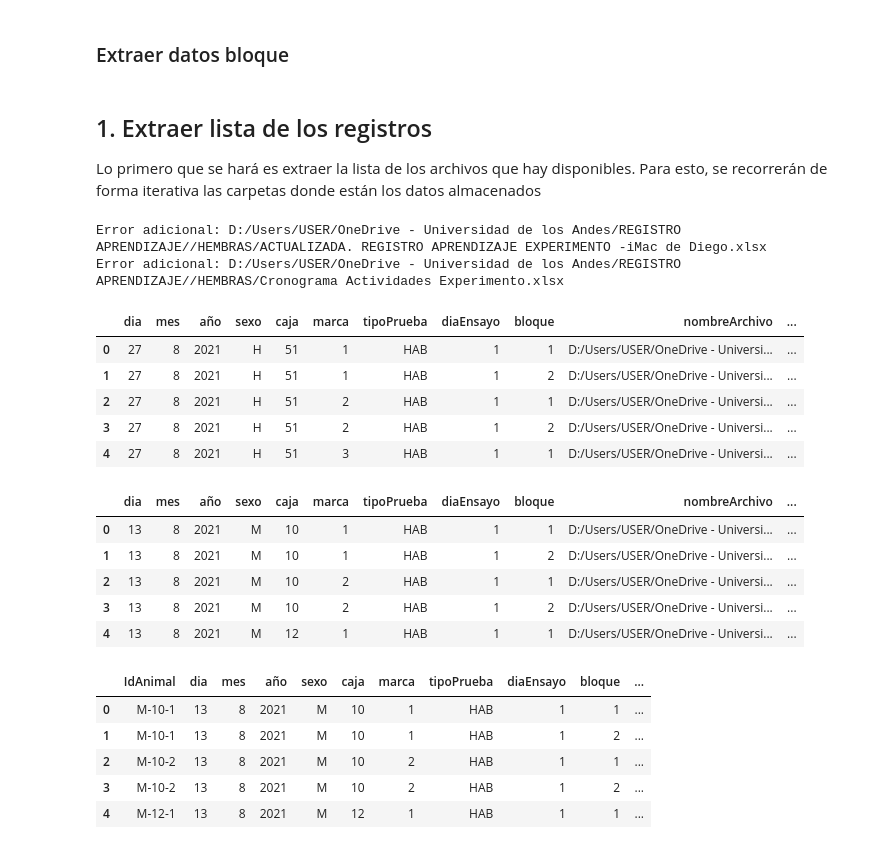
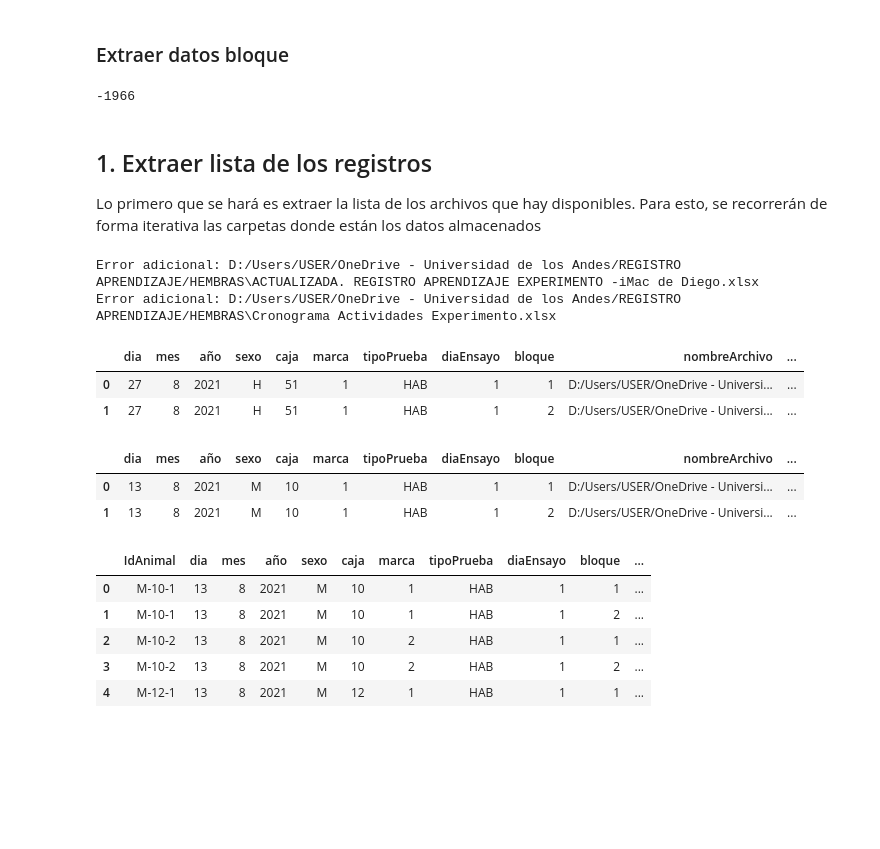
Before and after one commit to Traintain/NosePoke, a Jupyter notebook: ProcesarDatos/Procesamiento de datos.ipynb, the cells around one changed output. Saved outputs shown, nothing was run; the diff lists cells and outputs as text; code cells hidden in the pictures; blank space fills up the shorter version.

```diff
--- a/ProcesarDatos/Procesamiento de datos.ipynb
+++ b/ProcesarDatos/Procesamiento de datos.ipynb
@@ -12,8 +12,11 @@ import re
 ## 0.1.Funciones auxiliares
 # %%
 path="D:/Users/USER/OneDrive - Universidad de los Andes/REGISTRO APRENDIZAJE/"
-pathMachos=f"{path}/MACHOS/"
-pathHembras=f"{path}/HEMBRAS/"
+
+pathMachos=os.path.join(path,'MACHOS')
+pathHembras=os.path.join(path,'HEMBRAS')
+
+pathProcesarDatos="D:/jmriv/Documents/GitHub/NosePoke/ProcesarDatos"
 # %%
 def separarLinea(linea:str):
   """
@@ -336,4 +380,8 @@ def extraerDatosBloque(texto, esCSV:bool, fileName, diaEnsayo, bloque, idAnimal,
     return pd.DataFrame.from_dict(dataDict)
+# %%
+promedioInverso(14386, 16352, 1)
+# %% [output]
+-1966
 # %% [markdown]
 ## 1. Extraer lista de los registros
 
@@ -354,10 +402,11 @@ def listaDeRegistros(base):
    """
     registros=[]
     for i in os.listdir(base):
-        if os.path.isdir(base+i):
-            registros+=listaDeRegistros(base+i+"/")
-        elif os.path.isfile(base+i):
-            registros.append(base+i)
+        currentDirection = os.path.join(base,i)
+        if os.path.isdir(currentDirection):
+            registros+=listaDeRegistros(currentDirection)
+        elif os.path.isfile(currentDirection):
+            registros.append(currentDirection)
     return registros
 # %%
 def listaDeAnimales(registros, sexChar):
@@ -389,7 +438,7 @@ def listaDeAnimales(registros, sexChar):
     for registro in registros:
         try:
             # Ejemplo de registro '3.12.2021.H_C21_5_REV_AZ_D8_B1.docx'
-            direccion=registro.split("/")[-1:][0].split(".")
+            direccion=registro.split(os.sep)[-1:][0].split(".")
 
             # '3' '12' '2021'
             dia.append(int(direccion[0]))
@@ -491,29 +540,20 @@ def estandarizarTerminosTipoDePrueba(data):
     return cleanData
 # %%
 registrosHembras=estandarizarTerminosTipoDePrueba(listaDeAnimales(listaDeRegistros(pathHembras), 'H'))
+registrosHembras.head(2)
 # %% [output]
-Error adicional: D:/Users/USER/OneDrive - Universidad de los Andes/REGISTRO APRENDIZAJE//HEMBRAS/ACTUALIZADA. REGISTRO APRENDIZAJE EXPERIMENTO -iMac de Diego.xlsx
-Error adicional: D:/Users/USER/OneDrive - Universidad de los Andes/REGISTRO APRENDIZAJE//HEMBRAS/Cronograma Actividades Experimento.xlsx
+Error adicional: D:/Users/USER/OneDrive - Universidad de los Andes/REGISTRO APRENDIZAJE/HEMBRAS\ACTUALIZADA. REGISTRO APRENDIZAJE EXPERIMENTO -iMac de Diego.xlsx
+Error adicional: D:/Users/USER/OneDrive - Universidad de los Andes/REGISTRO APRENDIZAJE/HEMBRAS\Cronograma Actividades Experimento.xlsx
+|  | dia | mes | año | sexo | caja | marca | tipoPrueba | diaEnsayo | bloque | nombreArchivo | ... |
+| 0 | 27 | 8 | 2021 | H | 51 | 1 | HAB | 1 | 1 | D:/Users/USER/OneDrive - Universi... | ... |
+| 1 | 27 | 8 | 2021 | H | 51 | 1 | HAB | 1 | 2 | D:/Users/USER/OneDrive - Universi... | ... |
-# %%
-registrosHembras.head()
-# %% [output]
-|  | dia | mes | año | sexo | caja | marca | tipoPrueba | diaEnsayo | bloque | nombreArchivo | ... |
-| 0 | 27 | 8 | 2021 | H | 51 | 1 | HAB | 1 | 1 | D:/Users/USER/OneDrive - Universi... | ... |
-| 1 | 27 | 8 | 2021 | H | 51 | 1 | HAB | 1 | 2 | D:/Users/USER/OneDrive - Universi... | ... |
-| 2 | 27 | 8 | 2021 | H | 51 | 2 | HAB | 1 | 1 | D:/Users/USER/OneDrive - Universi... | ... |
-| 3 | 27 | 8 | 2021 | H | 51 | 2 | HAB | 1 | 2 | D:/Users/USER/OneDrive - Universi... | ... |
-| 4 | 27 | 8 | 2021 | H | 51 | 3 | HAB | 1 | 1 | D:/Users/USER/OneDrive - Universi... | ... |
 # %%
 registrosMachos=estandarizarTerminosTipoDePrueba(listaDeAnimales(listaDeRegistros(pathMachos), 'M'))
+registrosMachos.head(2)
+# %% [output]
+|  | dia | mes | año | sexo | caja | marca | tipoPrueba | diaEnsayo | bloque | nombreArchivo | ... |
+| 0 | 13 | 8 | 2021 | M | 10 | 1 | HAB | 1 | 1 | D:/Users/USER/OneDrive - Universi... | ... |
+| 1 | 13 | 8 | 2021 | M | 10 | 1 | HAB | 1 | 2 | D:/Users/USER/OneDrive - Universi... | ... |
-# %%
-registrosMachos.head()
-# %% [output]
-|  | dia | mes | año | sexo | caja | marca | tipoPrueba | diaEnsayo | bloque | nombreArchivo | ... |
-| 0 | 13 | 8 | 2021 | M | 10 | 1 | HAB | 1 | 1 | D:/Users/USER/OneDrive - Universi... | ... |
-| 1 | 13 | 8 | 2021 | M | 10 | 1 | HAB | 1 | 2 | D:/Users/USER/OneDrive - Universi... | ... |
-| 2 | 13 | 8 | 2021 | M | 10 | 2 | HAB | 1 | 1 | D:/Users/USER/OneDrive - Universi... | ... |
-| 3 | 13 | 8 | 2021 | M | 10 | 2 | HAB | 1 | 2 | D:/Users/USER/OneDrive - Universi... | ... |
-| 4 | 13 | 8 | 2021 | M | 12 | 1 | HAB | 1 | 1 | D:/Users/USER/OneDrive - Universi... | ... |
 # %%
 registrosUnificados=pd.concat([registrosMachos, registrosHembras], ignore_index=True)
 registrosUnificados.insert(loc=0, column='IdAnimal', value=registrosUnificados.apply(lambda fila: f"{fila.sexo}-{fila.caja}-{fila.marca}", axis=1))
```
Also changed, not shown: parts of 23 cells of this notebook.
